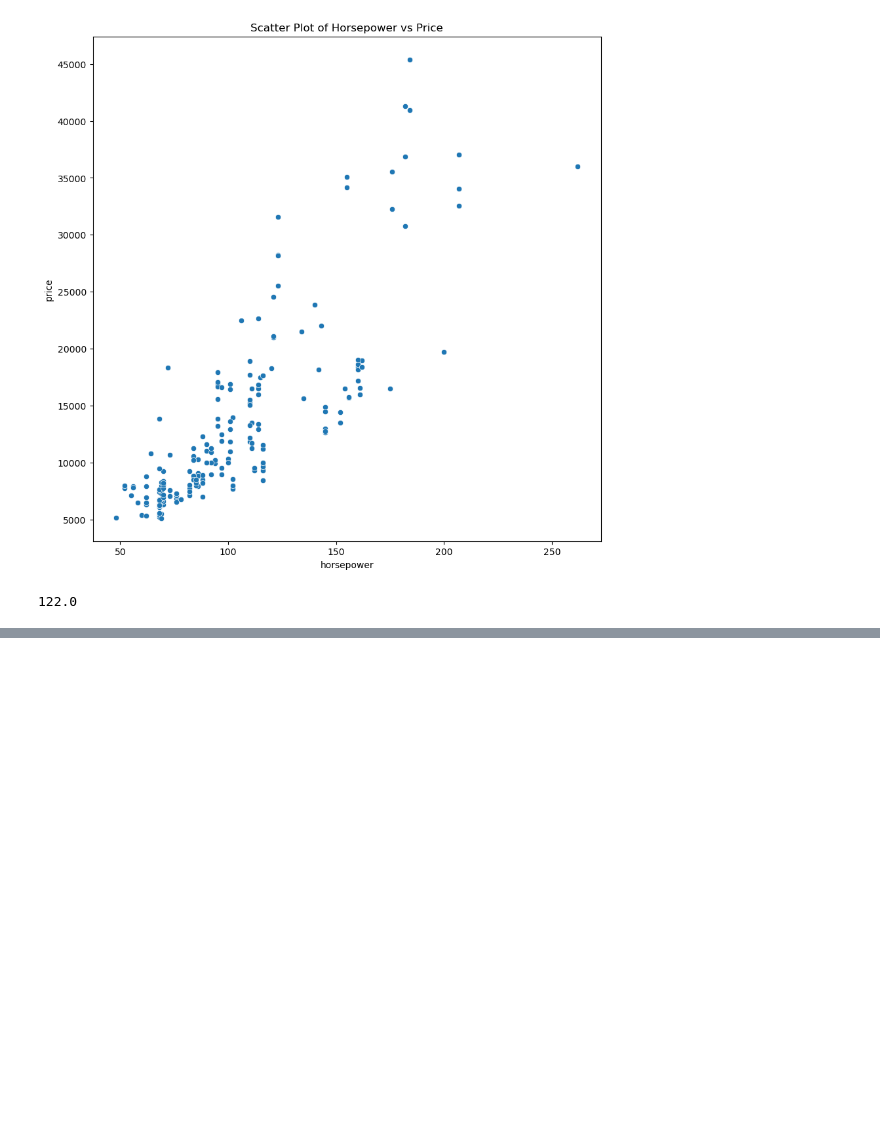
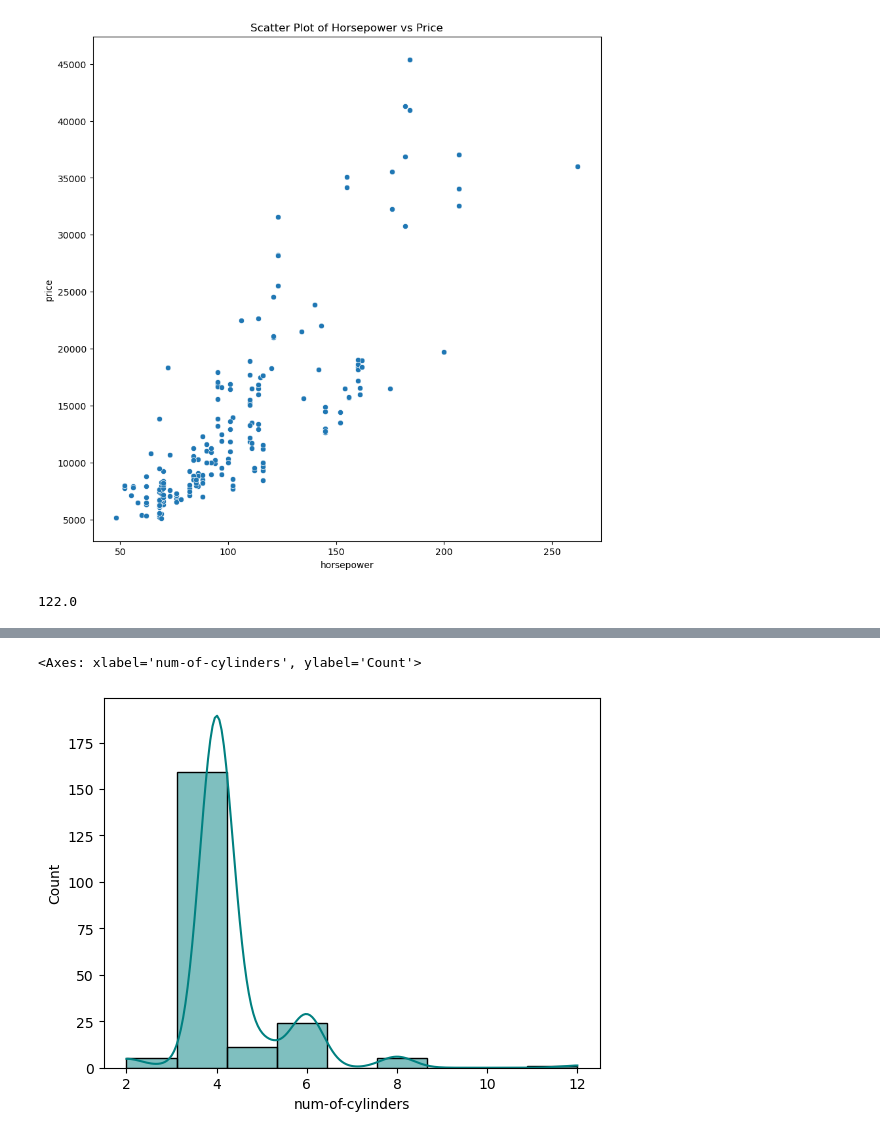
Before and after one commit to elliotbabilonia/automobile-project, a Jupyter notebook: code.ipynb, the cells around one changed output, grey strips where cells are left out. Drawn from its saved outputs; the diff is of its cells as text; code cells hidden in the pictures; blank space fills up the shorter version.

```diff
--- a/code.ipynb
+++ b/code.ipynb
@@ -154,0 +237,6 @@ automobile.data.features['normalized-losses'].mean()
+# %%
+#Displays the histogram of the num-of-cylinder column
+sns.histplot(data=automobile.data.features, x="num-of-cylinders", kde=True, color="teal")
+# %% [output]
+<Axes: xlabel='num-of-cylinders', ylabel='Count'>
+[figure, added]
```
Also changed, not shown: parts of 12 cells of this notebook.
